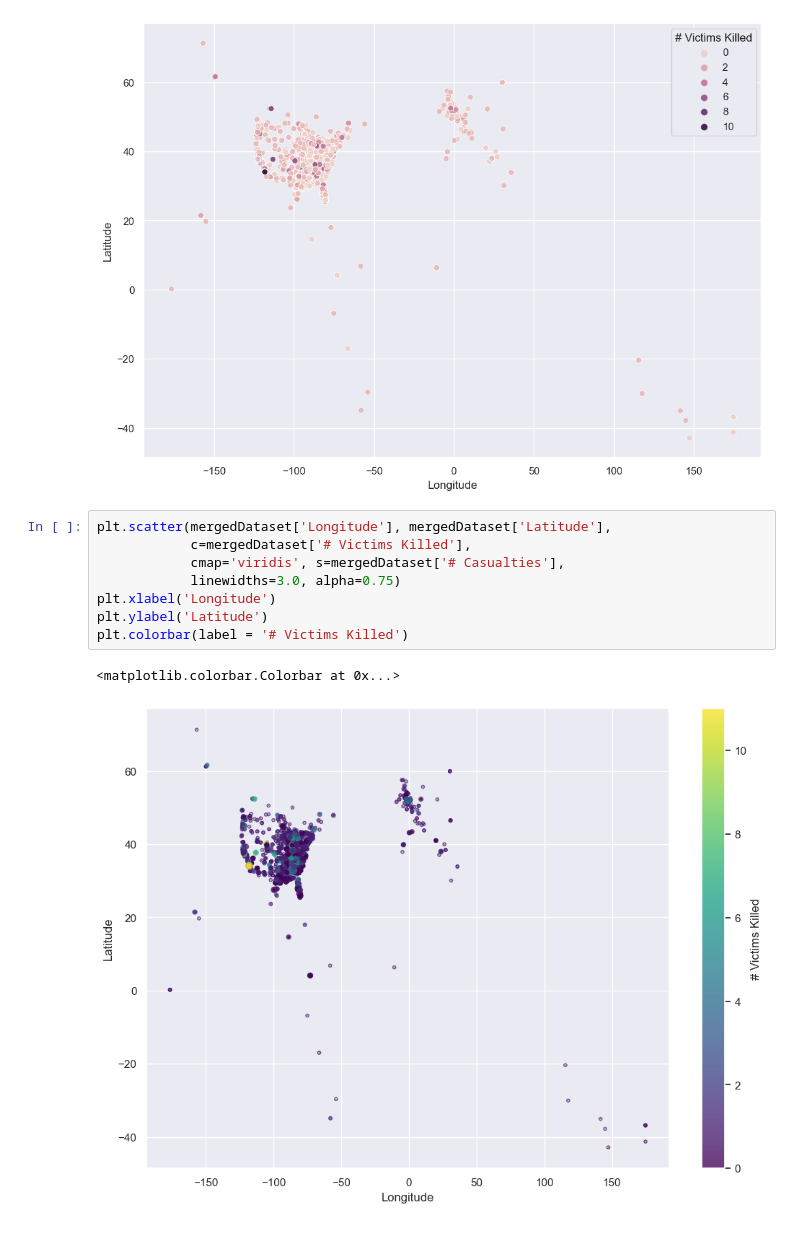
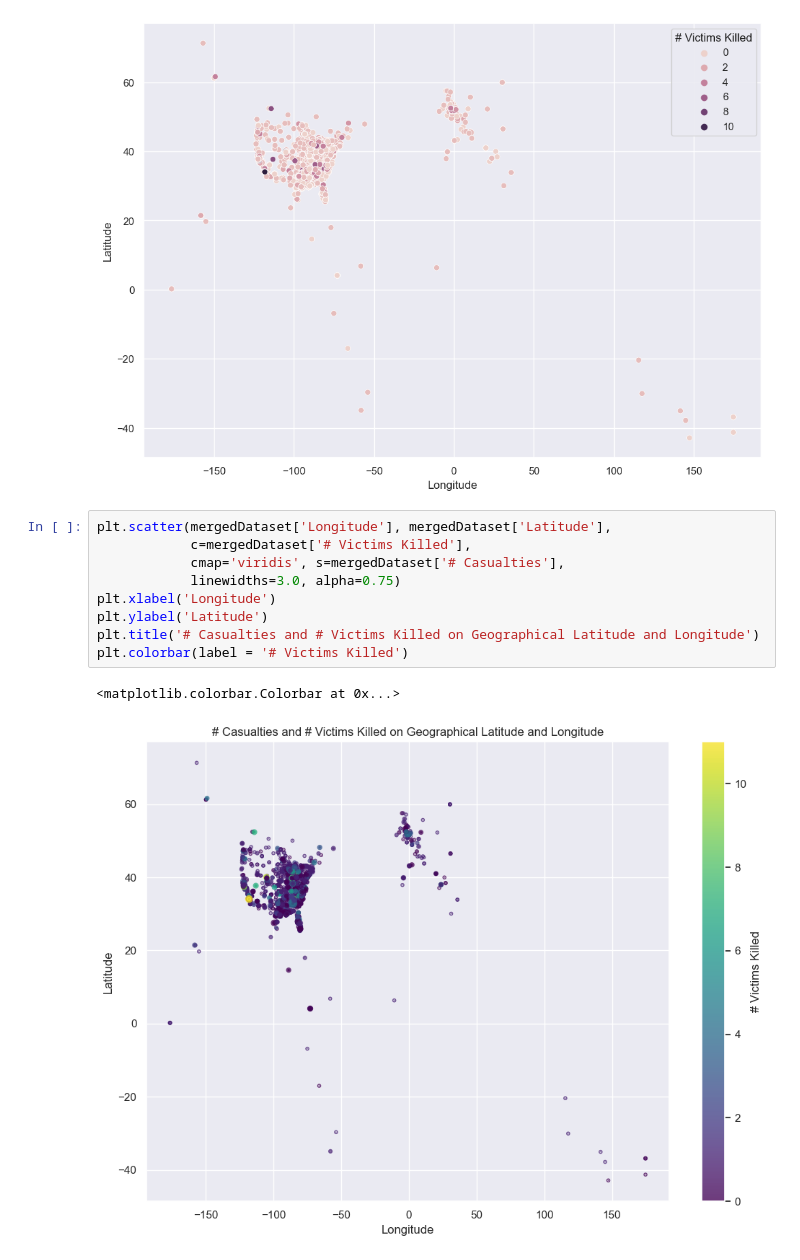
Before and after one commit to DozieSixtus/Gun-violence-US, a Jupyter notebook: scripts/EDA.ipynb, the cells around one changed output. Cells and saved outputs as stored; diff of their text form.

```diff
--- a/scripts/EDA.ipynb
+++ b/scripts/EDA.ipynb
@@ -233,11 +233,12 @@ sns.scatterplot(mergedDataset,
 # %%
 plt.scatter(mergedDataset['Longitude'], mergedDataset['Latitude'],
             c=mergedDataset['# Victims Killed'],
             cmap='viridis', s=mergedDataset['# Casualties'],
             linewidths=3.0, alpha=0.75)
 plt.xlabel('Longitude')
 plt.ylabel('Latitude')
+plt.title('# Casualties and # Victims Killed on Geographical Latitude and Longitude')
 plt.colorbar(label = '# Victims Killed')
 # %% [output]
 <matplotlib.colorbar.Colorbar at 0x...>
-[figure, old version]
+[figure, new version]
```
Also changed, not shown: parts of 7 cells of this notebook.
